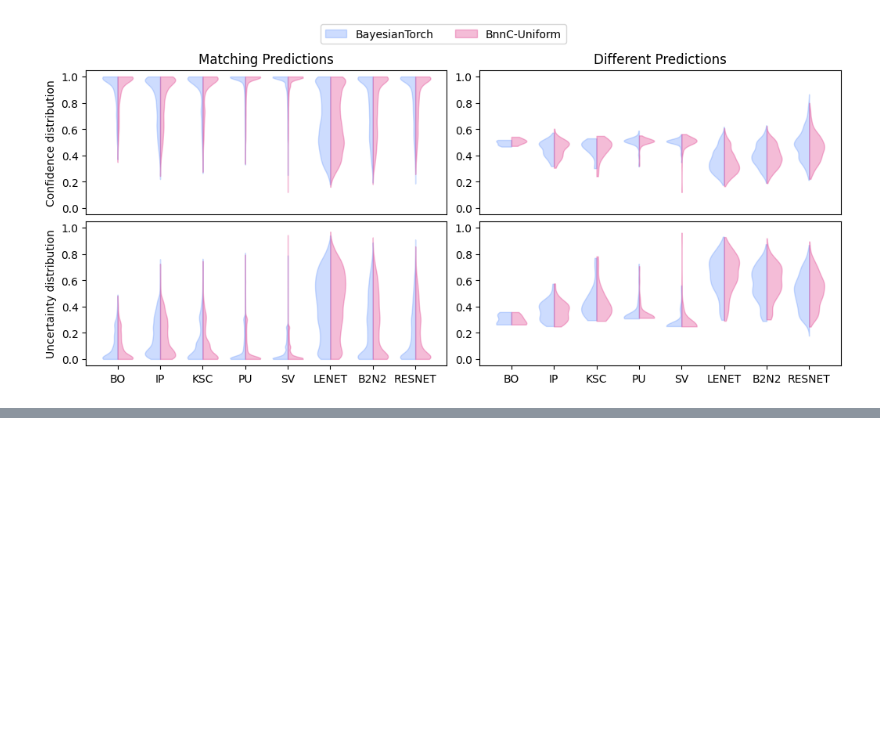
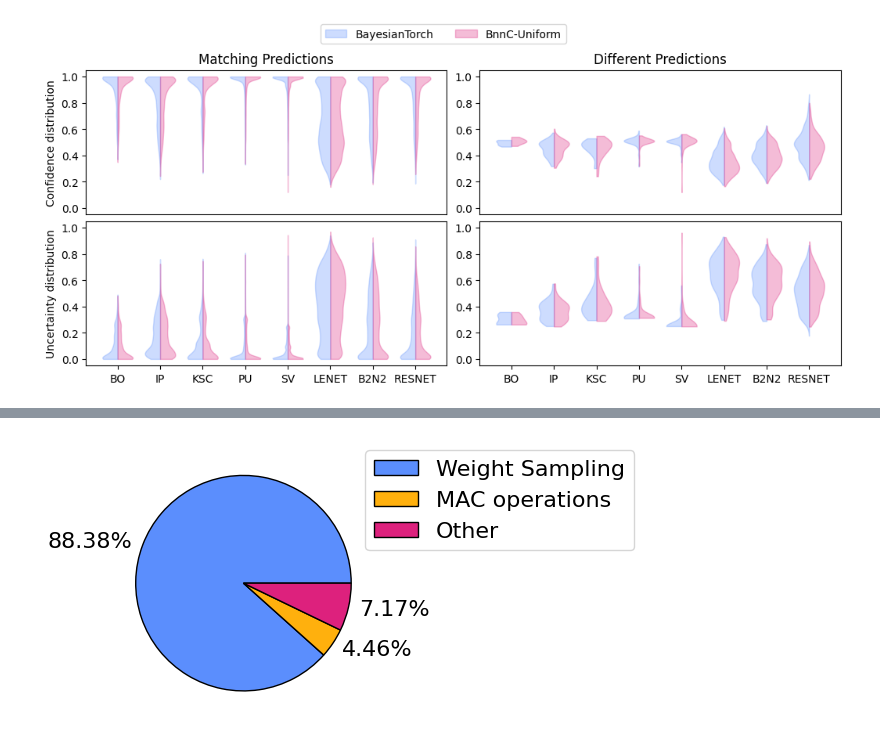
Before and after one commit to Samulix20/BNN_for_C, a Jupyter notebook: metrics.ipynb, the cells around one changed output, grey strips where cells are left out. Saved outputs shown, nothing was run; the diff lists cells and outputs as text; code cells hidden in the pictures; blank space fills up the shorter version.

```diff
--- a/metrics.ipynb
+++ b/metrics.ipynb
@@ -179,9 +177,9 @@ for name in testconf.Conf.model_list:
     gauss = data[name]["gauss"]
     unif = data[name]["unif"]
 
-    qpy = bnnc.uncertainty.uncertainty_quality(pydata["analyzed_predictions"])
-    qgauss = bnnc.uncertainty.uncertainty_quality(gauss["analyzed_predictions"])
-    qunif = bnnc.uncertainty.uncertainty_quality(unif["analyzed_predictions"])
+    qpy = bnnc.metrics.uncertainty_quality(pydata["analyzed_predictions"])
+    qgauss = bnnc.metrics.uncertainty_quality(gauss["analyzed_predictions"])
+    qunif = bnnc.metrics.uncertainty_quality(unif["analyzed_predictions"])
 
     mae_1 = np.abs(qpy["p_acc_cert"].to_numpy() - qgauss["p_acc_cert"].to_numpy()).mean()
     mae_2 = np.abs(qpy["p_unc_inn"].to_numpy() - qgauss["p_unc_inn"].to_numpy()).mean()
@@ -446,0 +861,43 @@ pl.show()
+# %%
+data = tbl("""
+Average	Gaussian
+RNG Ratio	0.88377
+Kernel Ratio	0.04456
+Other Ratio	0.07167
+""")
+
+fs = 16
+
+fig, ax = pl.subplots(1,1, layout="constrained")
+ax.pie(
+    data["Gaussian"],
+    colors=[COLOR_1, COLOR_2, COLOR_3],
+    wedgeprops={"edgecolor":"black"},
+    textprops={'fontsize': fs},
+    labels=[f"{d*100:.2f}%" for d in data["Gaussian"]],
+    radius=1
+)
+
+fig.legend(
+    [
+        mpatches.Patch(facecolor=COLOR_1, edgecolor="black"),
+        mpatches.Patch(facecolor=COLOR_2, edgecolor="black"),
+        mpatches.Patch(facecolor=COLOR_3, edgecolor="black")
+    ],
+    [
+        "Weight Sampling",
+        "MAC operations",
+        "Other"
+    ],
+    prop={'size': fs},
+    bbox_to_anchor=(0.8,1),
+    loc='upper left',
+)
+
+ax.axis('equal')
+
+fig.set_size_inches(fig.get_size_inches() * np.array([0.6,0.6]))
+fig.savefig("Figures/speedup_pie.pdf", bbox_inches='tight')
+pl.show()
+# %% [output]
+[figure, added]
```
Also changed, not shown: parts of 11 cells of this notebook, 6 other files.
